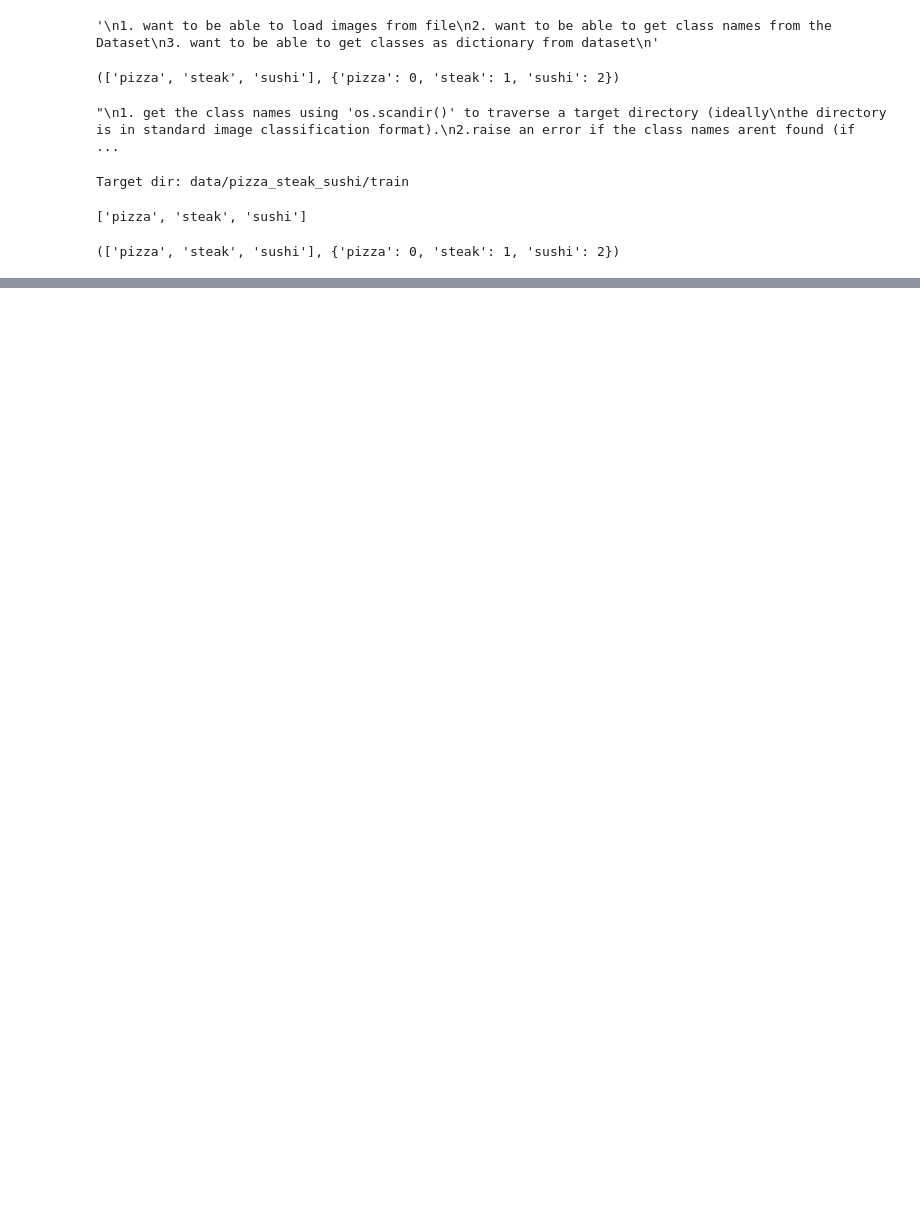
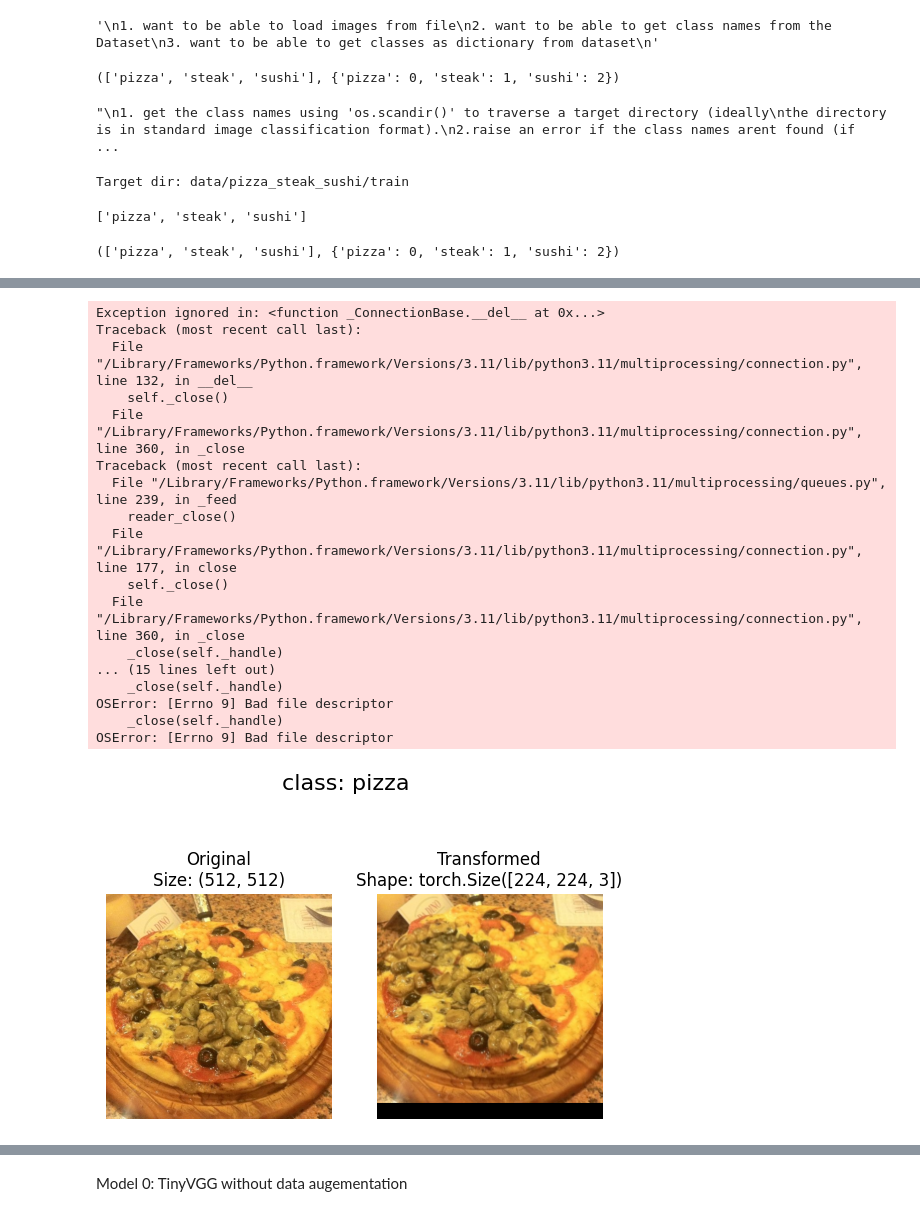
Before and after one commit to RyanTang019/PyTorch, a Jupyter notebook: 04_PyTorch_CustomDatasets.ipynb, the cells around one changed output, grey strips where cells are left out. Drawn from its saved outputs; the diff is of its cells as text; code cells hidden in the pictures; blank space fills up the shorter version.

```diff
--- a/04_PyTorch_CustomDatasets.ipynb
+++ b/04_PyTorch_CustomDatasets.ipynb
@@ -455,0 +572,14 @@ class ImageFolderCustom(Dataset):
+# %%
+#lets look at trivial augment
+from torchvision import transforms
+
+train_transform = transforms.Compose([transforms.Resize(size=(224,224)),
+                                       transforms.TrivialAugmentWide(num_magnitude_bins=5),
+                                       transforms.ToTensor()])
+
+test_transform = transforms.Compose([transforms.Resize(size=(224,224)),
+                                      transforms.ToTensor()])
+# %%
+#get the image paths
+image_path_list = list(image_path.glob("*/*/*.jpg"))
+image_path_list[:10]
@@ -455,0 +597,27 @@ class ImageFolderCustom(Dataset):
+# %%
+#plot random transformed images
+plot_transformed_images(
+    image_paths=image_path_list,
+    transform=train_transform,
+    n=3,
+    seed=None
+)
+# %% [output]
+Exception ignored in: <function _ConnectionBase.__del__ at 0x...>
+Traceback (most recent call last):
+  File "/Library/Frameworks/Python.framework/Versions/3.11/lib/python3.11/multiprocessing/connection.py", line 132, in __del__
+    self._close()
+  File "/Library/Frameworks/Python.framework/Versions/3.11/lib/python3.11/multiprocessing/connection.py", line 360, in _close
+Traceback (most recent call last):
+  File "/Library/Frameworks/Python.framework/Versions/3.11/lib/python3.11/multiprocessing/queues.py", line 239, in _feed
+    reader_close()
+  File "/Library/Frameworks/Python.framework/Versions/3.11/lib/python3.11/multiprocessing/connection.py", line 177, in close
+    self._close()
+  File "/Library/Frameworks/Python.framework/Versions/3.11/lib/python3.11/multiprocessing/connection.py", line 360, in _close
+    _close(self._handle)
+... (15 lines left out)
+    _close(self._handle)
+OSError: [Errno 9] Bad file descriptor
+    _close(self._handle)
+OSError: [Errno 9] Bad file descriptor
+[figure, added]
@@ -455,0 +626,2 @@ class ImageFolderCustom(Dataset):
+# %% [markdown]
+Model 0: TinyVGG without data augementation
```
Also changed, not shown: parts of 21 cells of this notebook, 1 other file.
